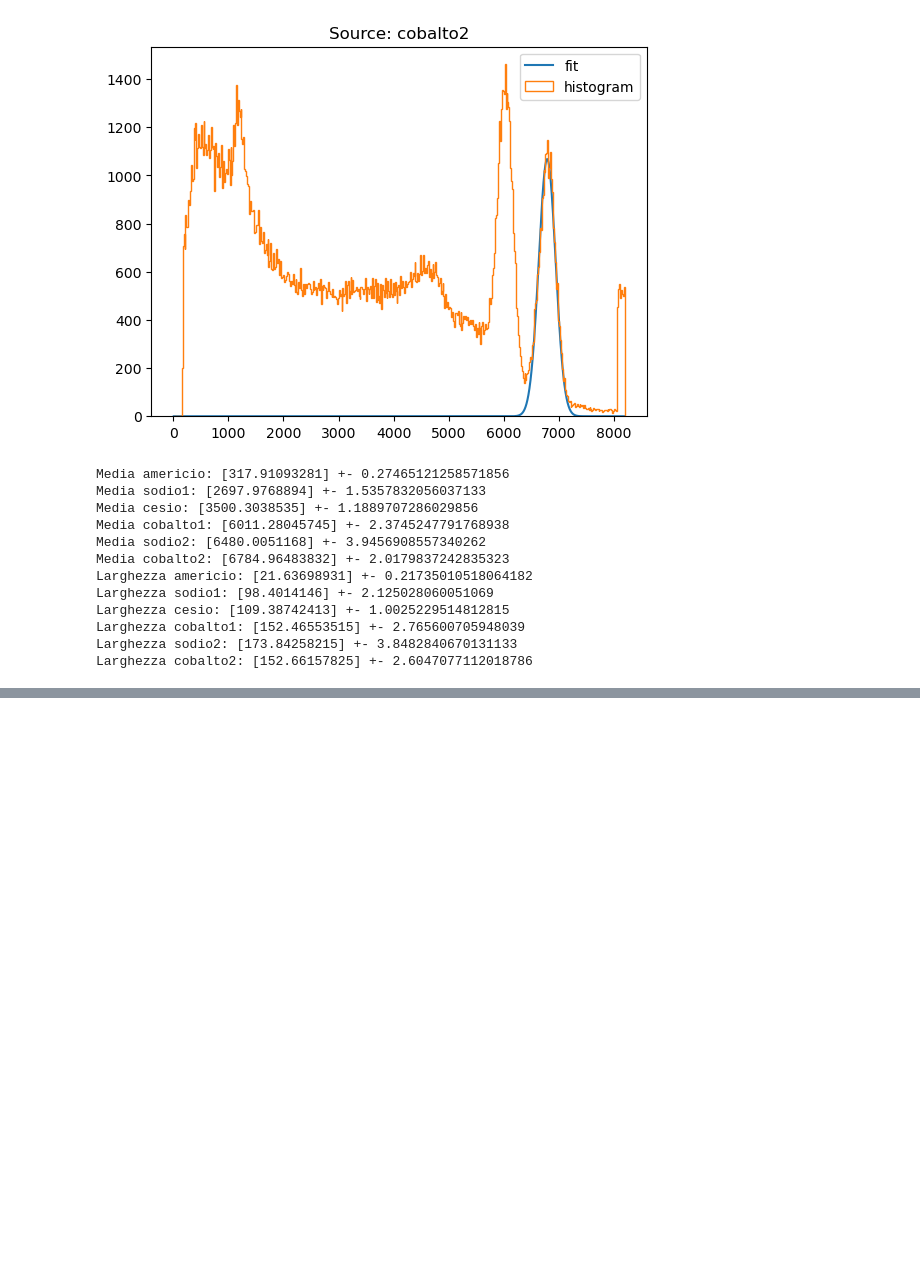
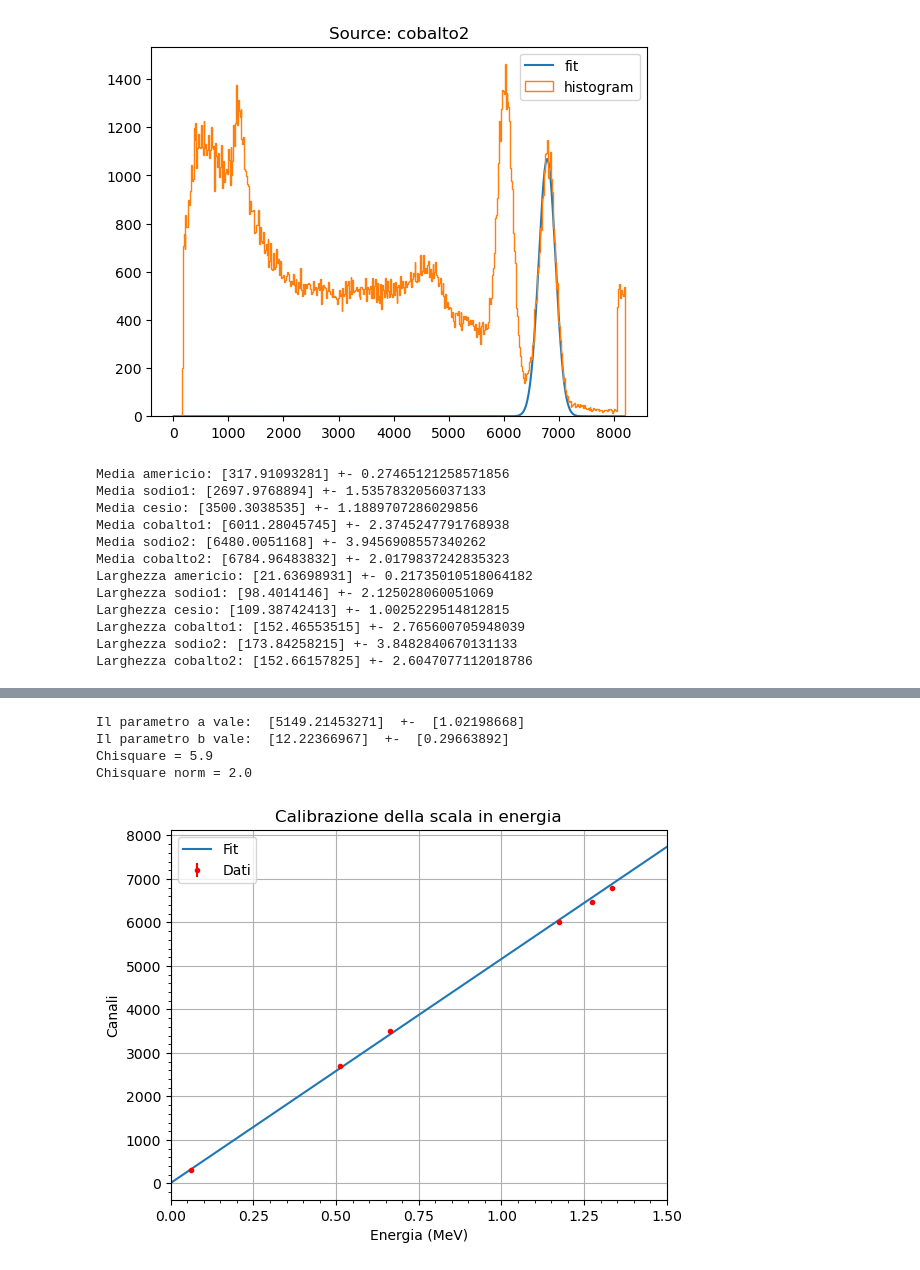
Before and after one commit to ChrisTangaNunz/particle-lab, a Jupyter notebook: asd.ipynb, the cells around one changed output, grey strips where cells are left out. Cells and saved outputs as stored; diff of their text form; code cells hidden in the pictures; blank space fills up the shorter version.

```diff
--- a/asd.ipynb
+++ b/asd.ipynb
@@ -98,0 +128,58 @@ Larghezza cobalto2: [152.66157825] +- 2.6047077112018786
+# %%
+energie = np.array([0.060, 0.511, 0.662, 1.173, 1.275, 1.333])
+channel=np.array(media)
+
+
+weights=1/err_media
+
+
+z, cov = np.polyfit(energie, channel, deg = 1, w = weights, full = False, cov = 'unscaled')
+
+
+conversione = z[0]
+offset = z[1]
+err_conversione = np.sqrt(cov[0][0])
+err_offset = np.sqrt(cov[1][1])
+
+correlazione_conv_off = cov[0][1]
+
+print("Il parametro a vale: ", conversione, " +- ", err_conversione)
+print("Il parametro b vale: ", offset, " +- ", err_offset)
+
+
+
+xp = np.linspace(0, 1.5, 1000)
+yp = xp*conversione + offset
+
+
+chisq = ((((channel.ravel() - (conversione*energie + offset))**2 / (conversione*energie + offset)))).sum()
+print(f'Chisquare = {chisq:.1f}')
+chisq_norm=chisq/(len(channel.ravel())-3)
+print(f'Chisquare norm = {chisq_norm:.1f}')
+
+plt.title('Calibrazione della scala in energia')
+plt.xlabel('Energia (MeV)')
+plt.ylabel('Canali')
+plt.minorticks_on()
+plt.xticks(ticks=np.arange(0, 1.5001, step = 0.25))
+plt.xlim(left=0)
+plt.xlim(right=1.5)
+plt.tick_params(axis='both', which='minor')
+plt.grid(visible=True, which='major')
+plt.rc('axes', labelsize=10)
+
+
+
+plt.errorbar(energie, channel.ravel(), yerr=err_media, marker = '.', linestyle = '', c='r')
+
+plt.plot(xp, yp)
+
+plt.gca().legend(['Fit', 'Dati'])
+
+plt.show()
+# %% [output]
+Il parametro a vale:  [5149.21453271]  +-  [1.02198668]
+Il parametro b vale:  [12.22366967]  +-  [0.29663892]
+Chisquare = 5.9
+Chisquare norm = 2.0
+[figure, added]
```
Also changed, not shown: parts of 3 cells of this notebook.
